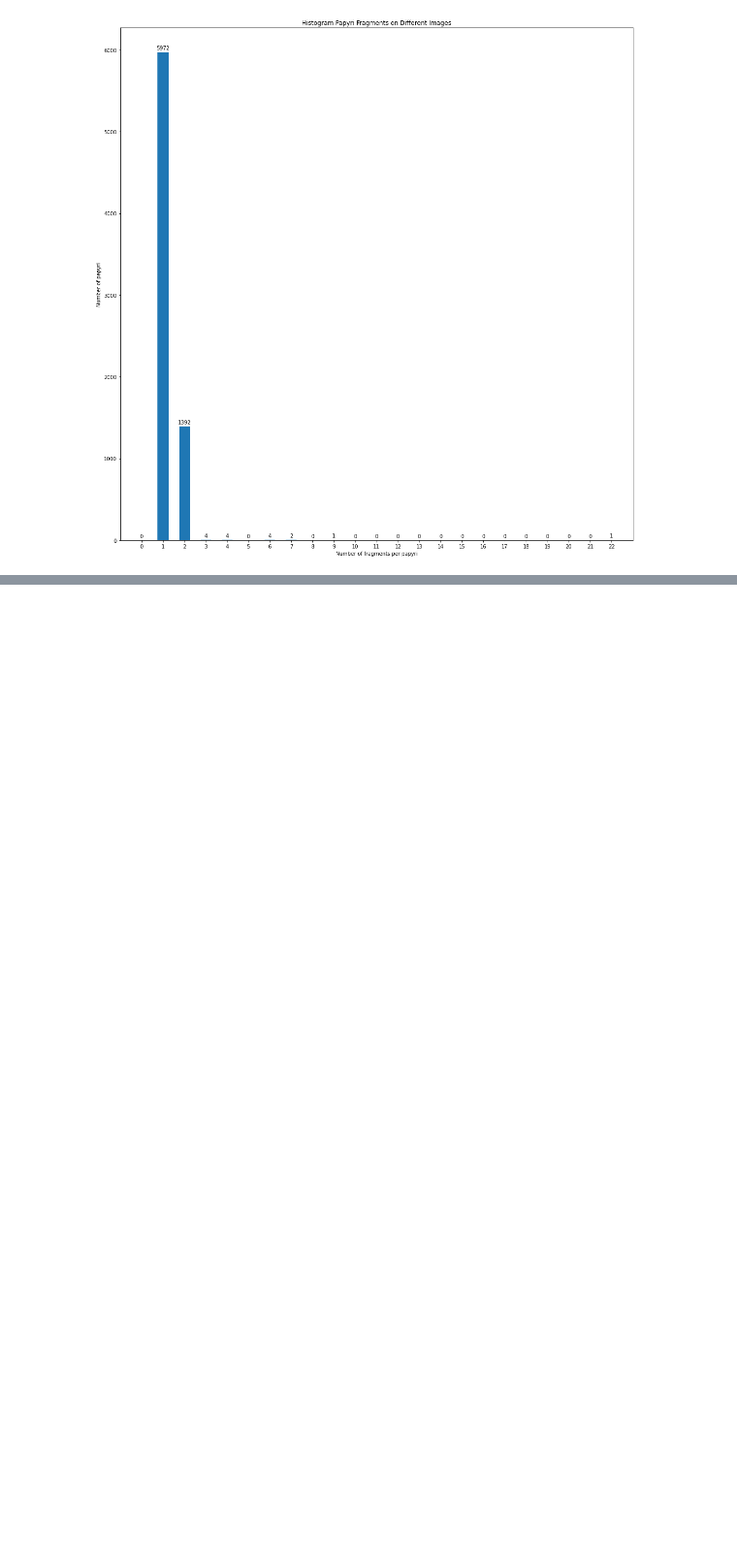
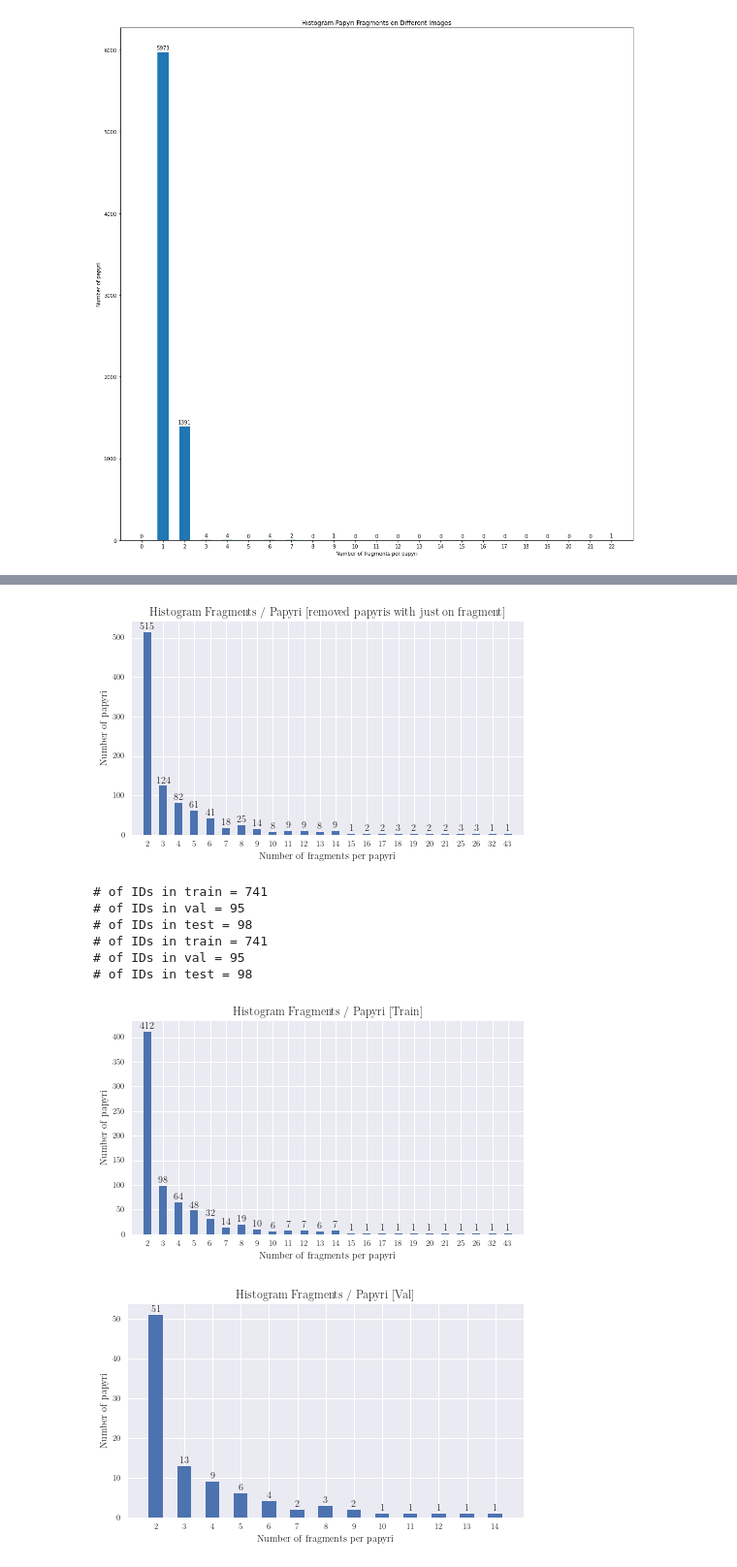
Before and after one commit to bohniti/master-thesis, a Jupyter notebook: notebooks/0.0.1-tb-exploratory.ipynb, the cells around one changed output, grey strips where cells are left out. Shown at 97% size. Cells and saved outputs as stored; diff of their text form; code cells hidden in the pictures; blank space fills up the shorter version.

```diff
--- a/notebooks/0.0.1-tb-exploratory.ipynb
+++ b/notebooks/0.0.1-tb-exploratory.ipynb
@@ -165,0 +546,12 @@ plt.show()
+# %%
+train_frame, val_frame, test_frame = create_train_val_test_frames(processed_frame)
+# %% [output]
+[figure, added]
+# of IDs in train = 741
+# of IDs in val = 95
+# of IDs in test = 98
+# of IDs in train = 741
+# of IDs in val = 95
+# of IDs in test = 98
+[figure, added]
+[figure, added]
```
Also changed, not shown: parts of 29 cells of this notebook, 19 other files.
